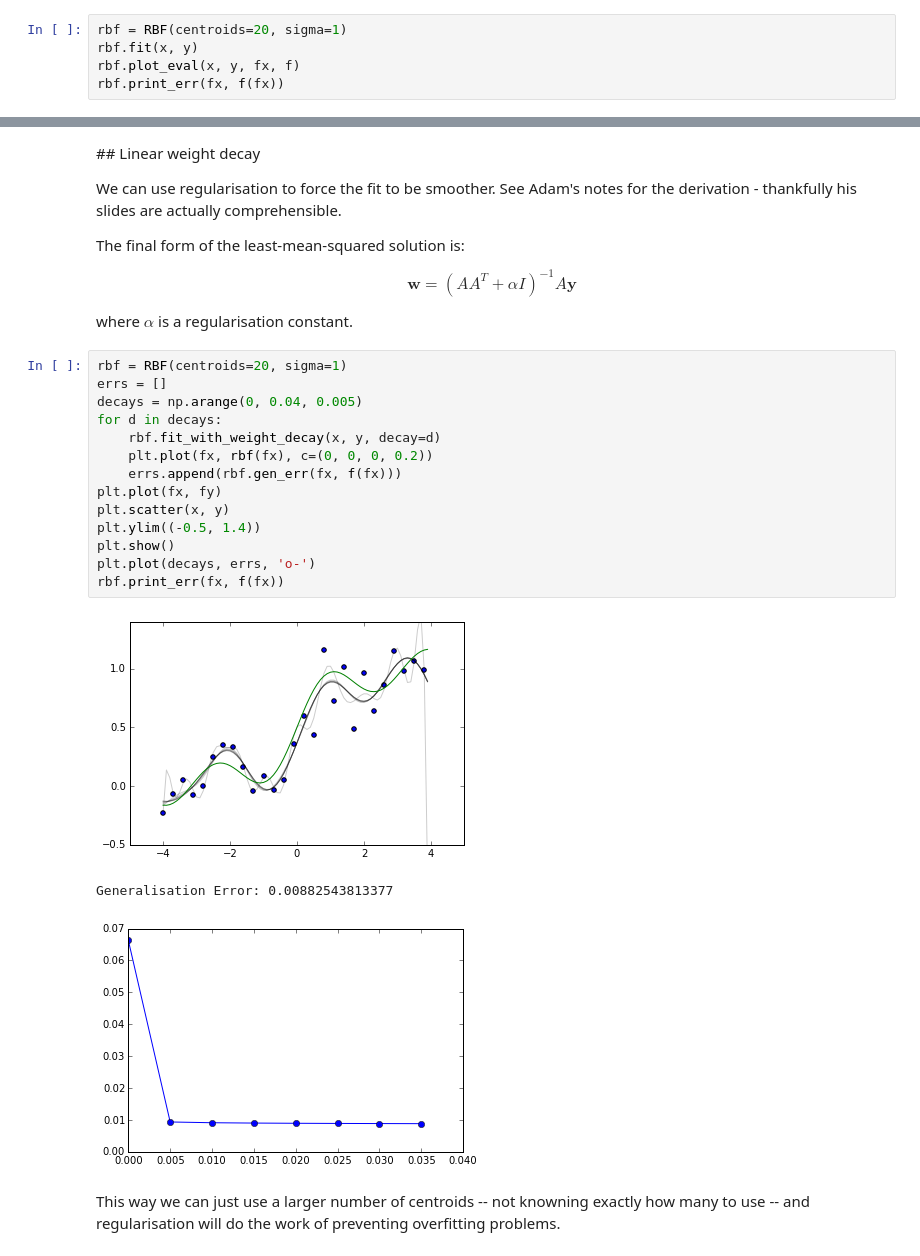
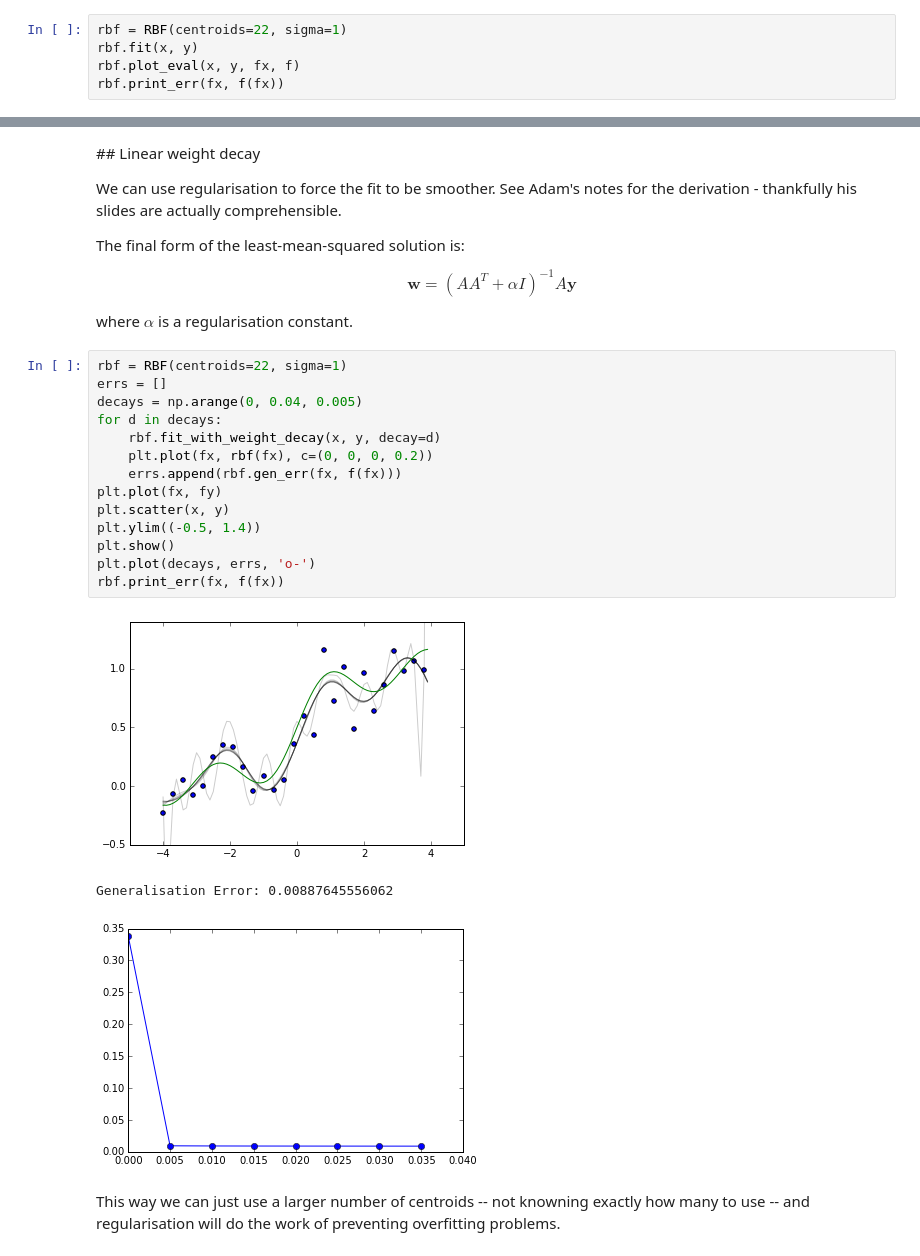
Before and after one commit to Spacerat/Jupyter-Notebooks, a Jupyter notebook: Machine Learning Notes/Regression-Generalisation-Regularisation.ipynb, the cells around one changed output, grey strips where cells are left out. Drawn from its saved outputs; the diff is of its cells as text.

```diff
--- a/Machine Learning Notes/Regression-Generalisation-Regularisation.ipynb
+++ b/Machine Learning Notes/Regression-Generalisation-Regularisation.ipynb
@@ -248,7 +248,7 @@ Generalisation Error: 0.0854422133127
 # %% [markdown]
 With too many centroids, the algorithm overfits. The curve goes through every training point, generalisation error increases.
 # %%
-rbf = RBF(centroids=20, sigma=1)
+rbf = RBF(centroids=22, sigma=1)
 rbf.fit(x, y)
 rbf.plot_eval(x, y, fx, f)
 rbf.print_err(fx, f(fx))
@@ -269,23 +269,23 @@ $$\mathbf{w} = (AA^T + \alpha I)^{-1}A\mathbf{y} $$
 
 where $\alpha$ is a regularisation constant.
 # %%
-rbf = RBF(centroids=20, sigma=1)
+rbf = RBF(centroids=22, sigma=1)
 errs = []
 decays = np.arange(0, 0.04, 0.005)
 for d in decays:
     rbf.fit_with_weight_decay(x, y, decay=d)
     plt.plot(fx, rbf(fx), c=(0, 0, 0, 0.2))
     errs.append(rbf.gen_err(fx, f(fx)))
 plt.plot(fx, fy)
 plt.scatter(x, y)
 plt.ylim((-0.5, 1.4))
 plt.show()
 plt.plot(decays, errs, 'o-')
 rbf.print_err(fx, f(fx))
 # %% [output]
-[figure, old version]
+[figure, new version]
-Generalisation Error: 0.00882543813377
+Generalisation Error: 0.00887645556062
-[figure, old version]
+[figure, new version]
 # %% [markdown]
 This way we can just use a larger number of centroids -- not knowning exactly how many to use -- and regularisation will do the work of preventing overfitting problems.
 # %% [markdown]
```
Also changed, not shown: parts of 1 cell of this notebook.
